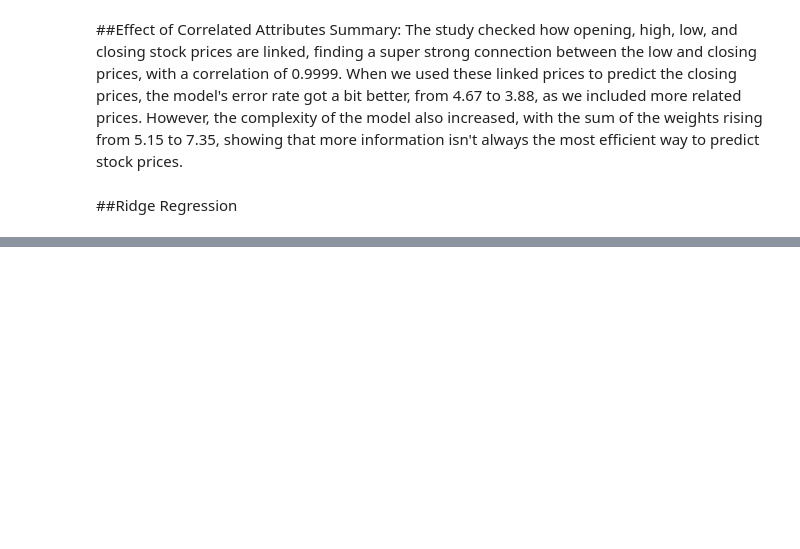
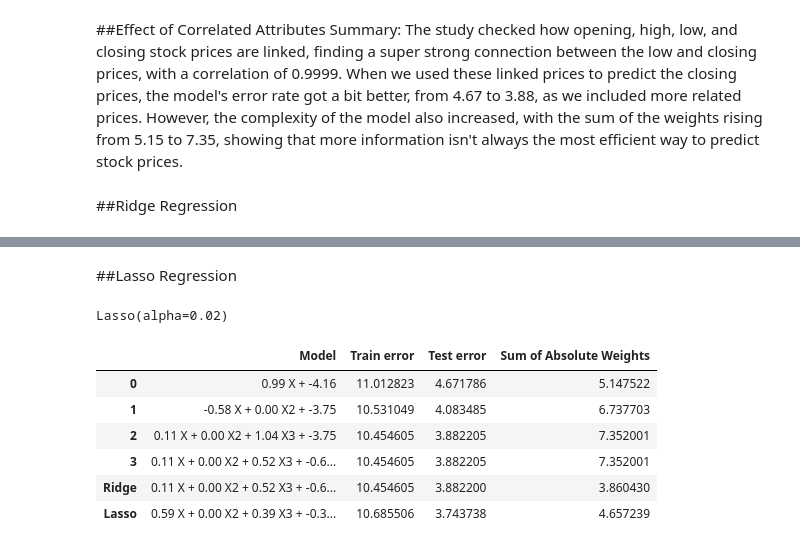
Before and after one commit to INFO-523-Exercises/hw-04-sarthakMiglani726, a Jupyter notebook: hw-04.ipynb, the cells around one changed output, grey strips where cells are left out. Cells and saved outputs as stored; diff of their text form; code cells hidden in the pictures; blank space fills up the shorter version.

Commit message:
Added Ridge and Lasso Regression. Also added the Summary and Key Takeaways.

```diff
--- a/hw-04.ipynb
+++ b/hw-04.ipynb
@@ -247,3 +247,8 @@ results
 The study checked how opening, high, low, and closing stock prices are linked, finding a super strong connection between the low and closing prices, with a correlation of 0.9999. When we used these linked prices to predict the closing prices, the model's error rate got a bit better, from 4.67 to 3.88, as we included more related prices. However, the complexity of the model also increased, with the sum of the weights rising from 5.15 to 7.35, showing that more information isn't always the most efficient way to predict stock prices.
 # %% [markdown]
 ##Ridge Regression
+# %%
+from sklearn import linear_model
+
+ridge = linear_model.Ridge(alpha=0.4)
+ridge.fit(X_train4, y_train)
@@ -249,0 +257,13 @@ The study checked how opening, high, low, and closing stock prices are linked, f
+# %%
+y_pred_train_ridge = ridge.predict(X_train4)
+y_pred_test_ridge = ridge.predict(X_test4)
+
+model6 = "%.2f X + %.2f X2 + %.2f X3 + %.2f X4 + %.2f X5 + %.2f" % (ridge.coef_[0],
+                                        ridge.coef_[1], ridge.coef_[2],
+                                        ridge.coef_[3], ridge.coef_[4], ridge.intercept_)
+values6 = [ model6, np.sqrt(mean_squared_error(y_train, y_pred_train_ridge)),
+           np.sqrt(mean_squared_error(y_test, y_pred_test_ridge)),
+           np.absolute(ridge.coef_[0]).sum() + np.absolute(ridge.intercept_)]
+
+ridge_results = pd.DataFrame([values6], columns=columns, index=['Ridge'])
+pd.concat([results, ridge_results])
@@ -249,0 +280,30 @@ The study checked how opening, high, low, and closing stock prices are linked, f
+# %% [markdown]
+##Lasso Regression
+# %%
+from sklearn import linear_model
+
+lasso = linear_model.Lasso(alpha=0.02)
+lasso.fit(X_train4, y_train)
+# %% [output]
+Lasso(alpha=0.02)
+# %%
+y_pred_train_lasso = lasso.predict(X_train4)
+y_pred_test_lasso = lasso.predict(X_test4)
+
+model7 = "%.2f X + %.2f X2 + %.2f X3 + %.2f X4 + %.2f X5 + %.2f" % (lasso.coef_[0],
+                                        lasso.coef_[1], lasso.coef_[2],
+                                        lasso.coef_[3], lasso.coef_[4], lasso.intercept_)
+values7 = [ model7, np.sqrt(mean_squared_error(y_train, y_pred_train_lasso)),
+           np.sqrt(mean_squared_error(y_test, y_pred_test_lasso)),
+           np.absolute(lasso.coef_[0]).sum() + np.absolute(lasso.intercept_)]
+
+lasso_results = pd.DataFrame([values7], columns=columns, index=['Lasso'])
+pd.concat([results, ridge_results, lasso_results])
+# %% [output]
+|  | Model | Train error | Test error | Sum of Absolute Weights |
+| 0 | 0.99 X + -4.16 | 11.012823 | 4.671786 | 5.147522 |
+| 1 | -0.58 X + 0.00 X2 + -3.75 | 10.531049 | 4.083485 | 6.737703 |
+| 2 | 0.11 X + 0.00 X2 + 1.04 X3 + -3.75 | 10.454605 | 3.882205 | 7.352001 |
+| 3 | 0.11 X + 0.00 X2 + 0.52 X3 + -0.6... | 10.454605 | 3.882205 | 7.352001 |
+| Ridge | 0.11 X + 0.00 X2 + 0.52 X3 + -0.6... | 10.454605 | 3.882200 | 3.860430 |
+| Lasso | 0.59 X + 0.00 X2 + 0.39 X3 + -0.3... | 10.685506 | 3.743738 | 4.657239 |
```
Also changed, not shown: parts of 13 cells of this notebook.
